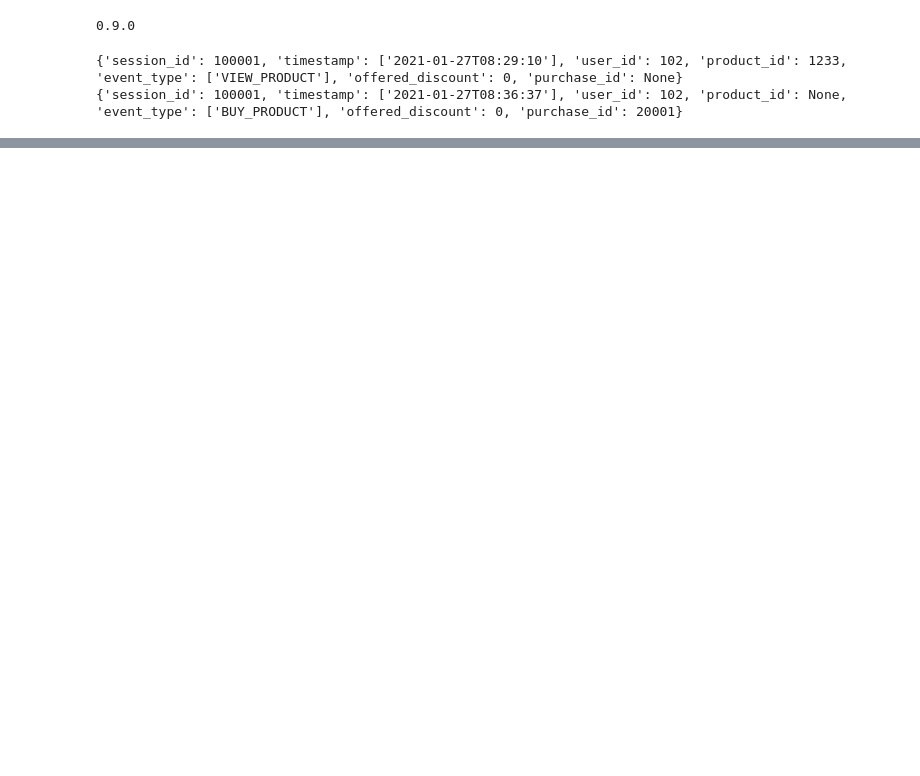
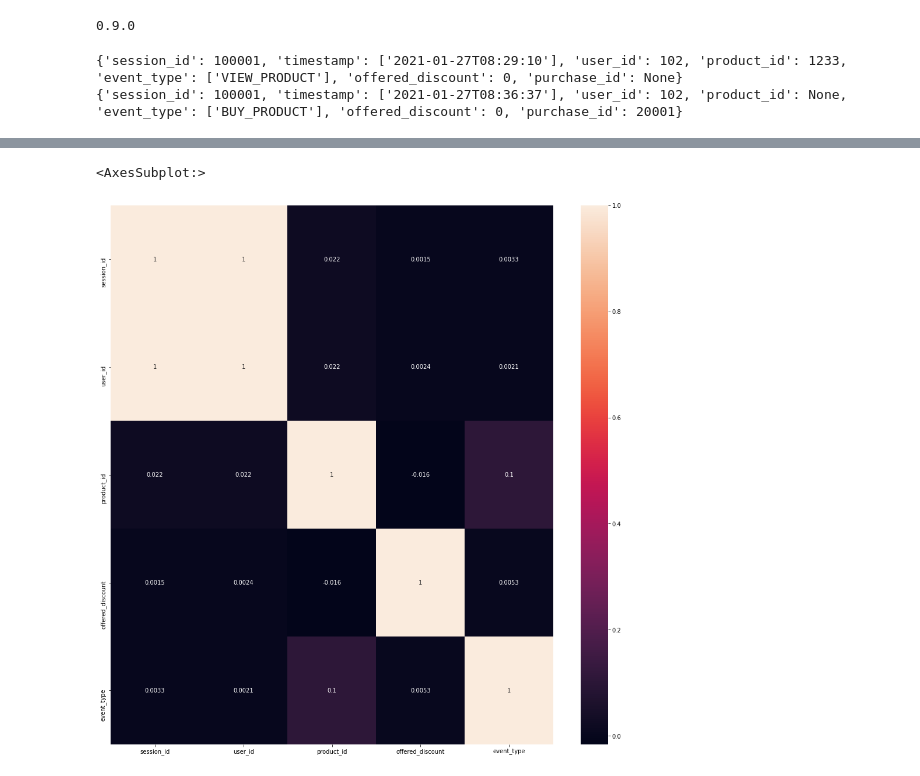
Before and after one commit to tiskus333/AI_discount_predicition, a Jupyter notebook: data_analysis.ipynb, the cells around one changed output, grey strips where cells are left out. Drawn from its saved outputs; the diff is of its cells as text; code cells hidden in the pictures; blank space fills up the shorter version.

```diff
--- a/data_analysis.ipynb
+++ b/data_analysis.ipynb
@@ -44,0 +73,8 @@ print(vars(train_ds[2]))
+# %%
+
+plt.figure(figsize=(17,17))
+valuable_data = ['session_id','user_id', 'product_id', 'offered_discount', 'event_type' ]
+sns.heatmap(data[valuable_data].corr(),annot = True)
+# %% [output]
+<AxesSubplot:>
+[figure, added]
```
Also changed, not shown: parts of 2 cells of this notebook.
